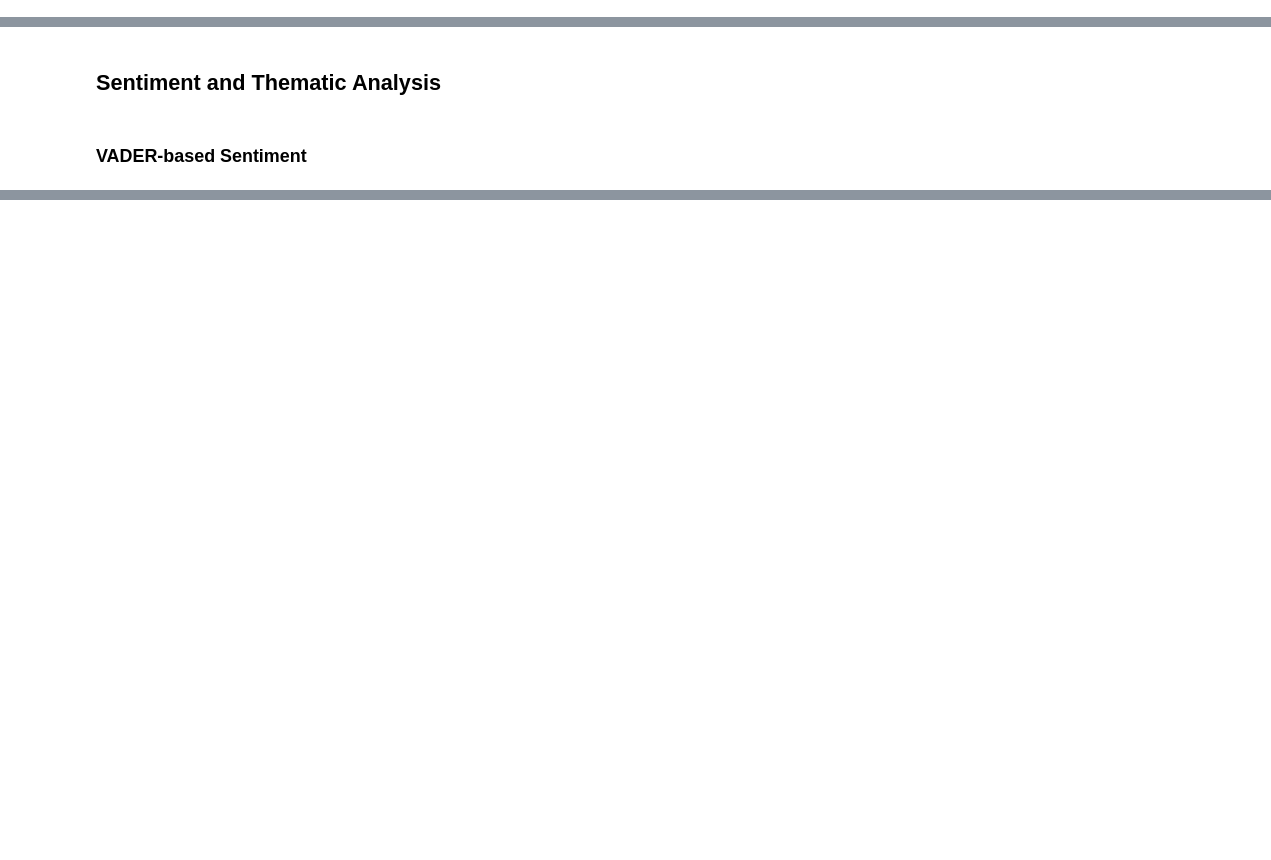
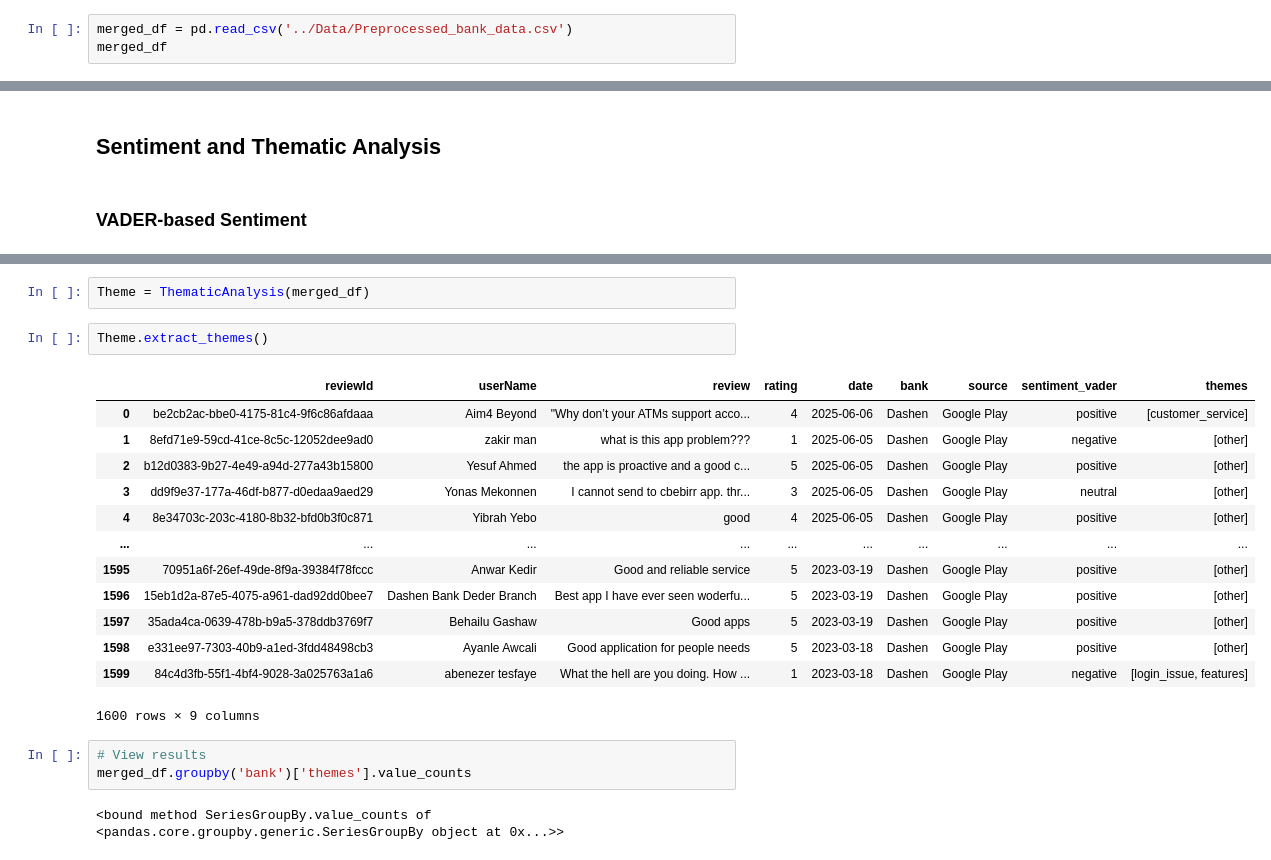
Before and after one commit to mubarek4566/Ethiopian-Bank-App-Review, a Jupyter notebook: notebook/main.ipynb, the cells around one changed output, grey strips where cells are left out. Saved outputs shown, nothing was run; the diff lists cells and outputs as text; blank space fills up the shorter version.

Commit message:
commiting sentiment and thematic analysis

```diff
--- a/notebook/main.ipynb
+++ b/notebook/main.ipynb
@@ -128,3 +134,6 @@ Banks_df.to_csv("../Data/Preprocessed_bank_data.csv", index=False)
 print(f"Saved preprocessed data to Preprocessed data")
 # %% [output]
 Saved preprocessed data to Preprocessed data
+# %%
+merged_df = pd.read_csv('../Data/Preprocessed_bank_data.csv')
+merged_df
@@ -134,0 +267,23 @@ Saved preprocessed data to Preprocessed data
+# %%
+Theme = ThematicAnalysis(merged_df)
+# %%
+Theme.extract_themes()
+# %% [output]
+|  | reviewId | userName | review | rating | date | bank | source | sentiment_vader | themes |
+| 0 | be2cb2ac-bbe0-4175-81c4-9f6c86afdaaa | Aim4 Beyond | "Why don’t your ATMs support acco... | 4 | 2025-06-06 | Dashen | Google Play | positive | [customer_service] |
+| 1 | 8efd71e9-59cd-41ce-8c5c-12052dee9ad0 | zakir man | what is this app problem??? | 1 | 2025-06-05 | Dashen | Google Play | negative | [other] |
+| 2 | b12d0383-9b27-4e49-a94d-277a43b15800 | Yesuf Ahmed | the app is proactive and a good c... | 5 | 2025-06-05 | Dashen | Google Play | positive | [other] |
+| 3 | dd9f9e37-177a-46df-b877-d0edaa9aed29 | Yonas Mekonnen | I cannot send to cbebirr app. thr... | 3 | 2025-06-05 | Dashen | Google Play | neutral | [other] |
+| 4 | 8e34703c-203c-4180-8b32-bfd0b3f0c871 | Yibrah Yebo | good | 4 | 2025-06-05 | Dashen | Google Play | positive | [other] |
+| ... | ... | ... | ... | ... | ... | ... | ... | ... | ... |
+| 1595 | 70951a6f-26ef-49de-8f9a-39384f78fccc | Anwar Kedir | Good and reliable service | 5 | 2023-03-19 | Dashen | Google Play | positive | [other] |
+| 1596 | 15eb1d2a-87e5-4075-a961-dad92dd0bee7 | Dashen Bank Deder Branch | Best app I have ever seen woderfu... | 5 | 2023-03-19 | Dashen | Google Play | positive | [other] |
+| 1597 | 35ada4ca-0639-478b-b9a5-378ddb3769f7 | Behailu Gashaw | Good apps | 5 | 2023-03-19 | Dashen | Google Play | positive | [other] |
+| 1598 | e331ee97-7303-40b9-a1ed-3fdd48498cb3 | Ayanle Awcali | Good application for people needs | 5 | 2023-03-18 | Dashen | Google Play | positive | [other] |
+| 1599 | 84c4d3fb-55f1-4bf4-9028-3a025763a1a6 | abenezer tesfaye | What the hell are you doing. How ... | 1 | 2023-03-18 | Dashen | Google Play | negative | [login_issue, features] |
+1600 rows × 9 columns
+# %%
+# View results
+merged_df.groupby('bank')['themes'].value_counts
+# %% [output]
+<bound method SeriesGroupBy.value_counts of <pandas.core.groupby.generic.SeriesGroupBy object at 0x...>>
```
Also changed, not shown: parts of 11 cells of this notebook, 2 other files.
